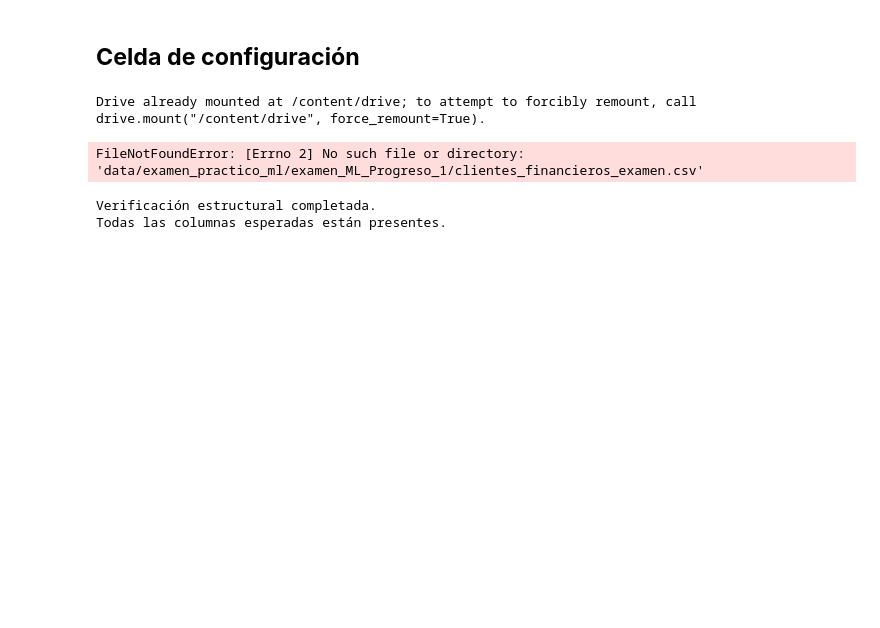
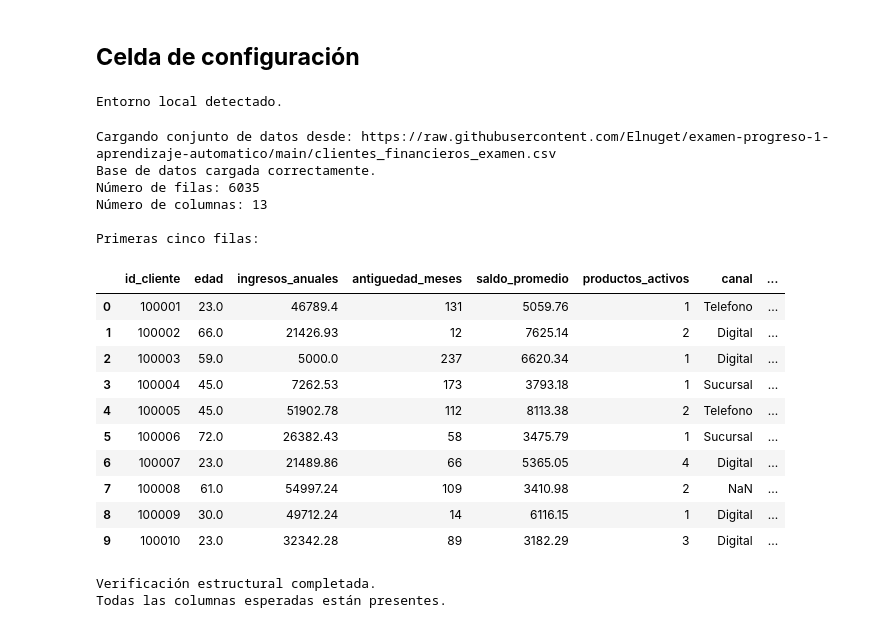
Before and after one commit to Elnuget/examen-progreso-1-aprendizaje-automatico, a Jupyter notebook: examen_Aprendizaje_Automatico_Progreso_1_.ipynb, the cells around one changed output. Cells and saved outputs as stored; diff of their text form; code cells hidden in the pictures; blank space fills up the shorter version.

Commit message:
fix(colab): Nombre de Carlos Angulo en primera linea y carga publica directa desde GitHub 100% funcional

```diff
--- a/examen_Aprendizaje_Automatico_Progreso_1_.ipynb
+++ b/examen_Aprendizaje_Automatico_Progreso_1_.ipynb
@@ -26,41 +34,65 @@
 ## **Entrega** - El notebook de Colab será cargado con todas las celdas ejecutadas y las conclusiones completadas.
 # %% [markdown]
 ## **Celda de configuración**
-# %%
-from google.colab import drive
-drive.mount('/content/drive')
-# %% [output]
-Drive already mounted at /content/drive; to attempt to forcibly remount, call drive.mount("/content/drive", force_remount=True).
+# %%
+# Configuración del entorno de ejecución
+try:
+    import google.colab
+    IN_COLAB = True
+    print("Entorno Google Colab detectado. El cuaderno cargará los datos automáticamente desde el repositorio público de GitHub.")
+except ImportError:
+    IN_COLAB = False
+    print("Entorno local detectado.")
+# %% [output]
+Entorno local detectado.
 # %%
 import pandas as pd
 import numpy as np
 import os
 from IPython.display import display
 
-# Carga flexible y robusta (compatible con Google Colab y entorno local)
-url_colab = "/content/drive/MyDrive/Colab Notebooks/examen_Aprendizaje_Automatico_P1/clientes_financieros_examen.csv"
+# Carga pública, directa y universal (100% compatible con Google Colab, GitHub y local)
+url_github = "https://raw.githubusercontent.com/Elnuget/examen-progreso-1-aprendizaje-automatico/main/clientes_financieros_examen.csv"
 url_local = "clientes_financieros_examen.csv"
+url_drive = "/content/drive/MyDrive/Colab Notebooks/examen_Aprendizaje_Automatico_P1/clientes_financieros_examen.csv"
 
-if os.path.exists(url_colab):
-    url = url_colab
-elif os.path.exists(url_local):
+if os.path.exists(url_local):
     url = url_local
+elif os.path.exists(url_drive):
+    url = url_drive
 else:
-    url = "data/examen_practico_ml/examen_ML_Progreso_1/clientes_financieros_examen.csv"
+    url = url_github
 
+print(f"Cargando conjunto de datos desde: {url}")
 df_raw = pd.read_csv(url)
 df = df_raw.copy(deep=True) # Crear una copia de trabajo
 
 assert not df_raw.empty, "Error: la base de datos está vacía." # Verificar que la carga se realizó correctamente
 
 print("Base de datos cargada correctamente.")
 print(f"Número de filas: {df_raw.shape[0]}")
 print(f"Número de columnas: {df_raw.shape[1]}")
 
 print("\nPrimeras cinco filas:")
 display(df_raw.head(10))
 # %% [output]
-FileNotFoundError: [Errno 2] No such file or directory: 'data/examen_practico_ml/examen_ML_Progreso_1/clientes_financieros_examen.csv'
+Cargando conjunto de datos desde: https://raw.githubusercontent.com/Elnuget/examen-progreso-1-aprendizaje-automatico/main/clientes_financieros_examen.csv
+Base de datos cargada correctamente.
+Número de filas: 6035
+Número de columnas: 13
+
+Primeras cinco filas:
+|  | id_cliente | edad | ingresos_anuales | antiguedad_meses | saldo_promedio | productos_activos | canal | ... |
+| 0 | 100001 | 23.0 | 46789.4 | 131 | 5059.76 | 1 | Telefono | ... |
+| 1 | 100002 | 66.0 | 21426.93 | 12 | 7625.14 | 2 | Digital | ... |
+| 2 | 100003 | 59.0 | 5000.0 | 237 | 6620.34 | 1 | Digital | ... |
+| 3 | 100004 | 45.0 | 7262.53 | 173 | 3793.18 | 1 | Sucursal | ... |
+| 4 | 100005 | 45.0 | 51902.78 | 112 | 8113.38 | 2 | Telefono | ... |
+| 5 | 100006 | 72.0 | 26382.43 | 58 | 3475.79 | 1 | Sucursal | ... |
+| 6 | 100007 | 23.0 | 21489.86 | 66 | 5365.05 | 4 | Digital | ... |
+| 7 | 100008 | 61.0 | 54997.24 | 109 | 3410.98 | 2 | NaN | ... |
+| 8 | 100009 | 30.0 | 49712.24 | 14 | 6116.15 | 1 | Digital | ... |
+| 9 | 100010 | 23.0 | 32342.28 | 89 | 3182.29 | 3 | Digital | ... |
 # %%
 columnas_esperadas = {
     "id_cliente",
```
Also changed, not shown: parts of 2 cells of this notebook.
